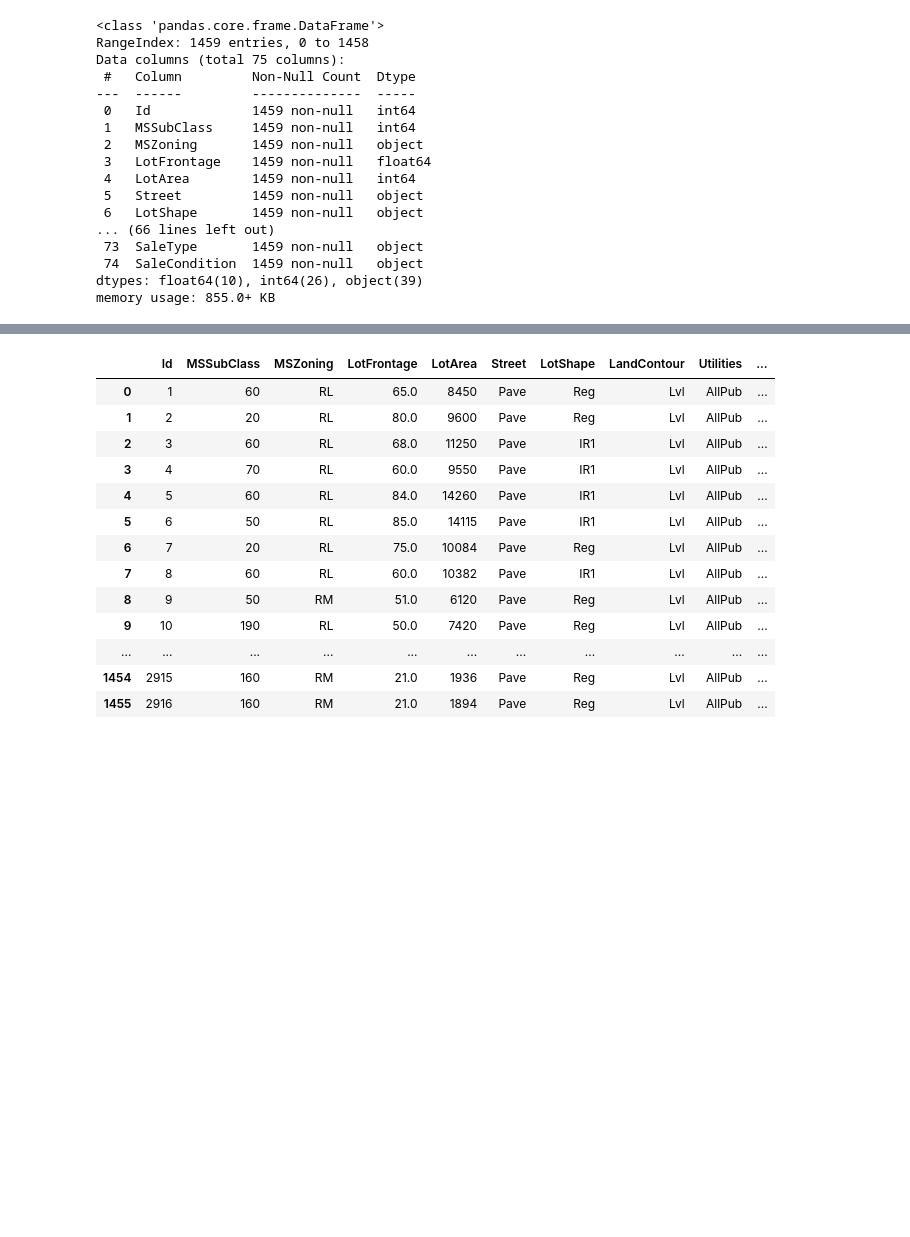
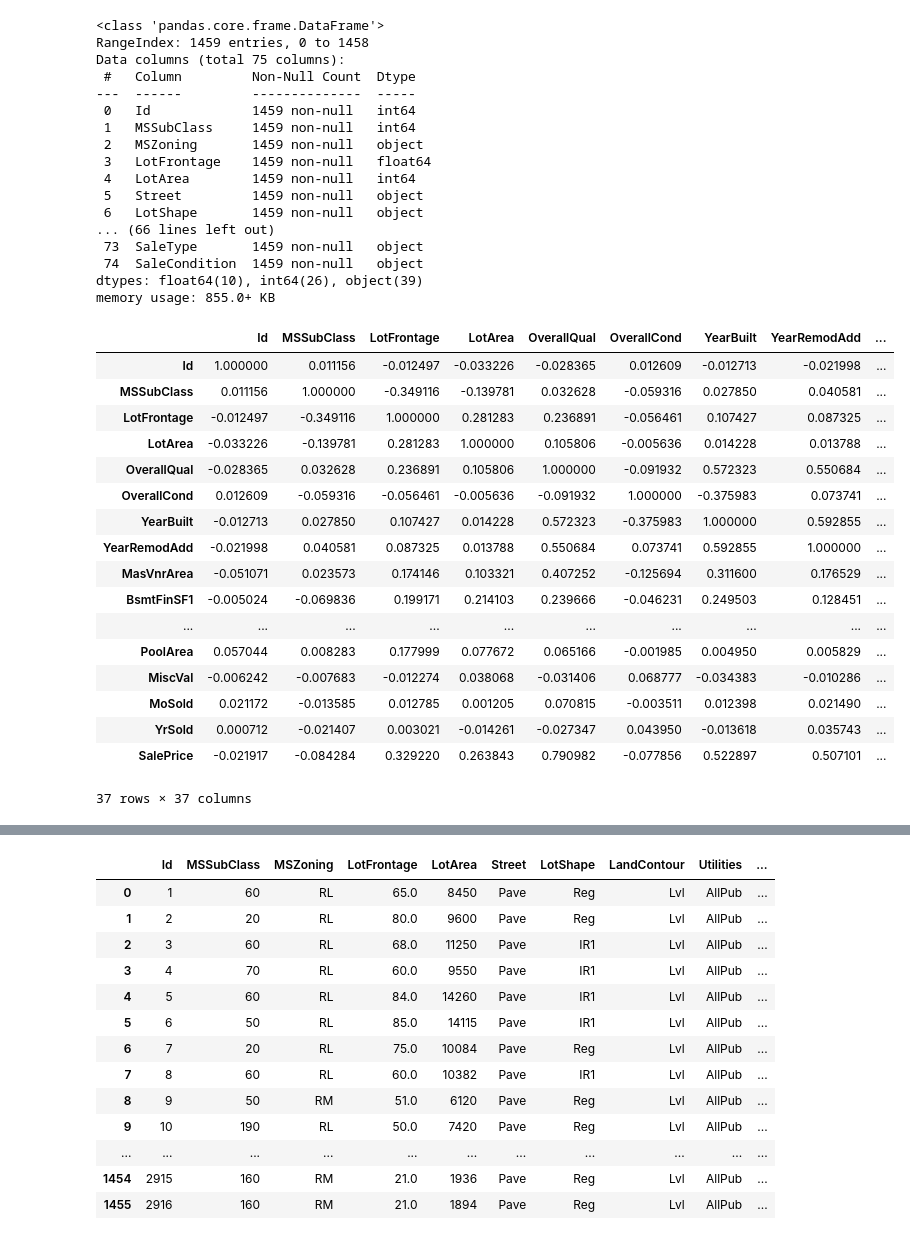
Before and after one commit to aftab234/REGex-tasks, a Jupyter notebook: REGex ML Task 7/REGex ML Task 7.2.ipynb, the cells around one changed output, grey strips where cells are left out. Saved outputs shown, nothing was run; the diff lists cells and outputs as text; code cells hidden in the pictures; blank space fills up the shorter version.

```diff
--- a/REGex ML Task 7/REGex ML Task 7.2.ipynb
+++ b/REGex ML Task 7/REGex ML Task 7.2.ipynb
@@ -270,3 +276,24 @@ Data columns (total 75 columns):
  74  SaleCondition  1459 non-null   object
 dtypes: float64(10), int64(26), object(39)
 memory usage: 855.0+ KB
+# %%
+train_data.corr()
+# %% [output]
+|  | Id | MSSubClass | LotFrontage | LotArea | OverallQual | OverallCond | YearBuilt | YearRemodAdd | ... |
+| Id | 1.000000 | 0.011156 | -0.012497 | -0.033226 | -0.028365 | 0.012609 | -0.012713 | -0.021998 | ... |
+| MSSubClass | 0.011156 | 1.000000 | -0.349116 | -0.139781 | 0.032628 | -0.059316 | 0.027850 | 0.040581 | ... |
+| LotFrontage | -0.012497 | -0.349116 | 1.000000 | 0.281283 | 0.236891 | -0.056461 | 0.107427 | 0.087325 | ... |
+| LotArea | -0.033226 | -0.139781 | 0.281283 | 1.000000 | 0.105806 | -0.005636 | 0.014228 | 0.013788 | ... |
+| OverallQual | -0.028365 | 0.032628 | 0.236891 | 0.105806 | 1.000000 | -0.091932 | 0.572323 | 0.550684 | ... |
+| OverallCond | 0.012609 | -0.059316 | -0.056461 | -0.005636 | -0.091932 | 1.000000 | -0.375983 | 0.073741 | ... |
+| YearBuilt | -0.012713 | 0.027850 | 0.107427 | 0.014228 | 0.572323 | -0.375983 | 1.000000 | 0.592855 | ... |
+| YearRemodAdd | -0.021998 | 0.040581 | 0.087325 | 0.013788 | 0.550684 | 0.073741 | 0.592855 | 1.000000 | ... |
+| MasVnrArea | -0.051071 | 0.023573 | 0.174146 | 0.103321 | 0.407252 | -0.125694 | 0.311600 | 0.176529 | ... |
+| BsmtFinSF1 | -0.005024 | -0.069836 | 0.199171 | 0.214103 | 0.239666 | -0.046231 | 0.249503 | 0.128451 | ... |
+| ... | ... | ... | ... | ... | ... | ... | ... | ... | ... |
+| PoolArea | 0.057044 | 0.008283 | 0.177999 | 0.077672 | 0.065166 | -0.001985 | 0.004950 | 0.005829 | ... |
+| MiscVal | -0.006242 | -0.007683 | -0.012274 | 0.038068 | -0.031406 | 0.068777 | -0.034383 | -0.010286 | ... |
+| MoSold | 0.021172 | -0.013585 | 0.012785 | 0.001205 | 0.070815 | -0.003511 | 0.012398 | 0.021490 | ... |
+| YrSold | 0.000712 | -0.021407 | 0.003021 | -0.014261 | -0.027347 | 0.043950 | -0.013618 | 0.035743 | ... |
+| SalePrice | -0.021917 | -0.084284 | 0.329220 | 0.263843 | 0.790982 | -0.077856 | 0.522897 | 0.507101 | ... |
+37 rows × 37 columns
```
Also changed, not shown: parts of 10 cells of this notebook.
